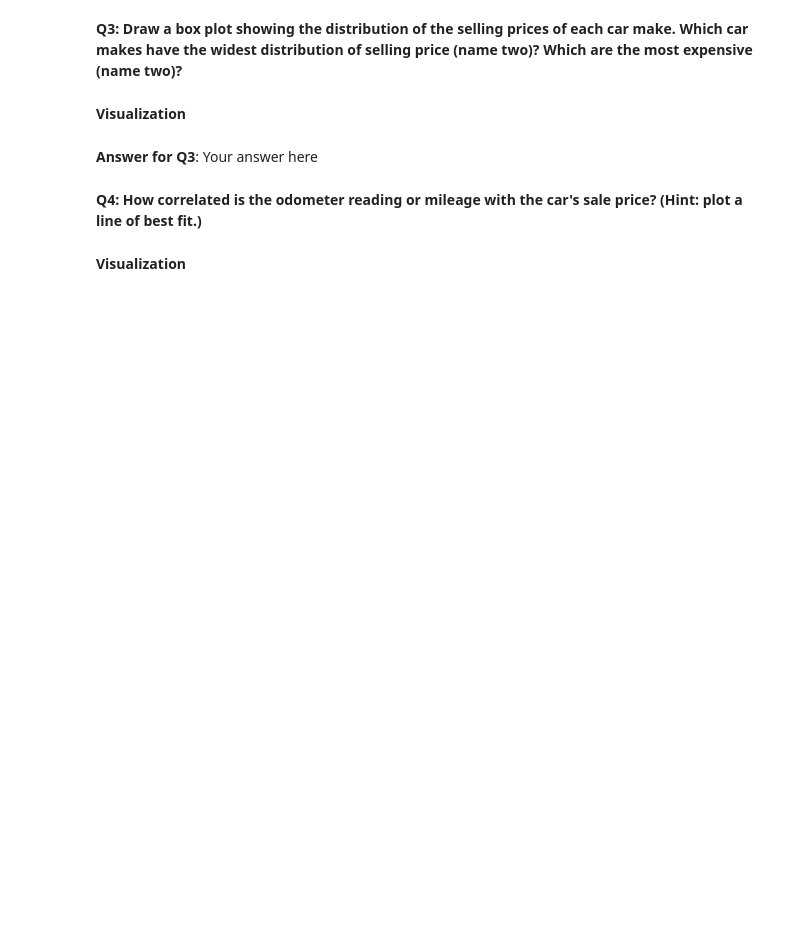
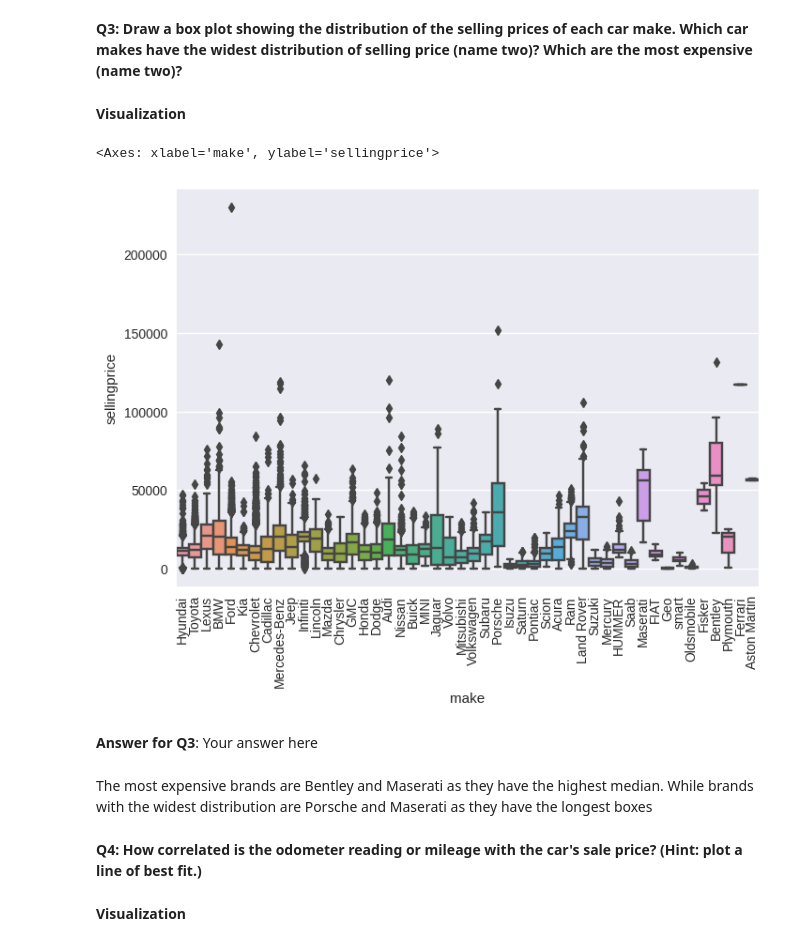
Before and after one commit to KenzyKourah10/Masters, a Jupyter notebook: Regression_Mini-Project.ipynb, the cells around one changed output. Cells and saved outputs as stored; diff of their text form; code cells hidden in the pictures; blank space fills up the shorter version.

```diff
--- a/Regression_Mini-Project.ipynb
+++ b/Regression_Mini-Project.ipynb
@@ -132,8 +201,16 @@ https://seaborn.pydata.org/generated/seaborn.barplot.html)
 **Q3: Draw a box plot showing the distribution of the selling prices of each car make. Which car makes have the widest distribution of selling price (name two)? Which are the most expensive (name two)?**
 # %% [markdown]
 **Visualization**
+# %%
+plt.xticks(rotation=90)
+sns.boxplot(df,x='make', y='sellingprice', width=1)
+# %% [output]
+<Axes: xlabel='make', ylabel='sellingprice'>
+[figure, added]
 # %% [markdown]
 **Answer for Q3**: Your answer here
+# %% [markdown]
+The most expensive brands are Bentley and Maserati as they have the highest median. While brands with the widest distribution are Porsche and Maserati as they have the longest boxes
 # %% [markdown]
 **Q4: How correlated is the odometer reading or mileage with the car's sale price? (Hint: plot a line of best fit.)**
 # %% [markdown]
```
Also changed, not shown: parts of 21 cells of this notebook.
